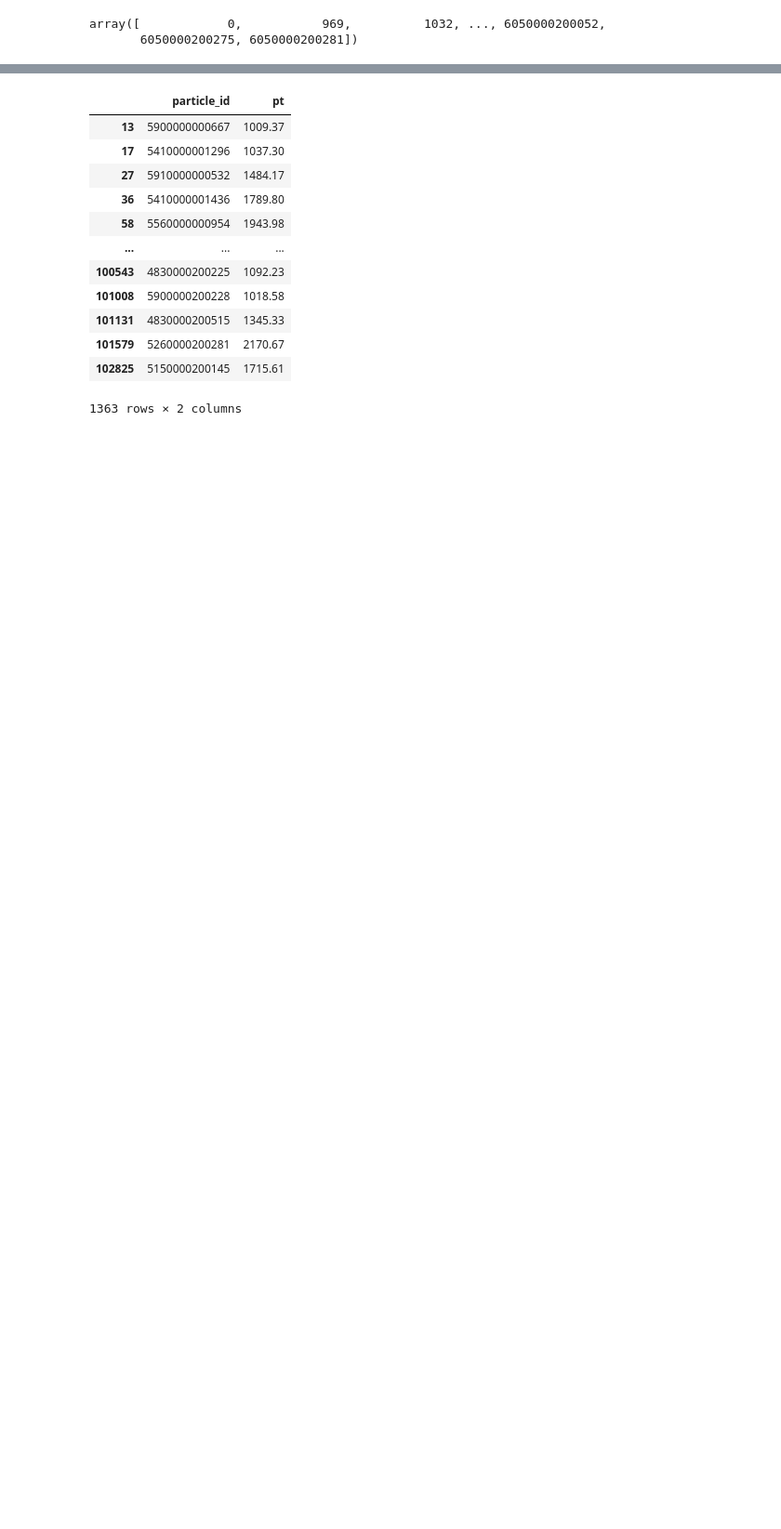
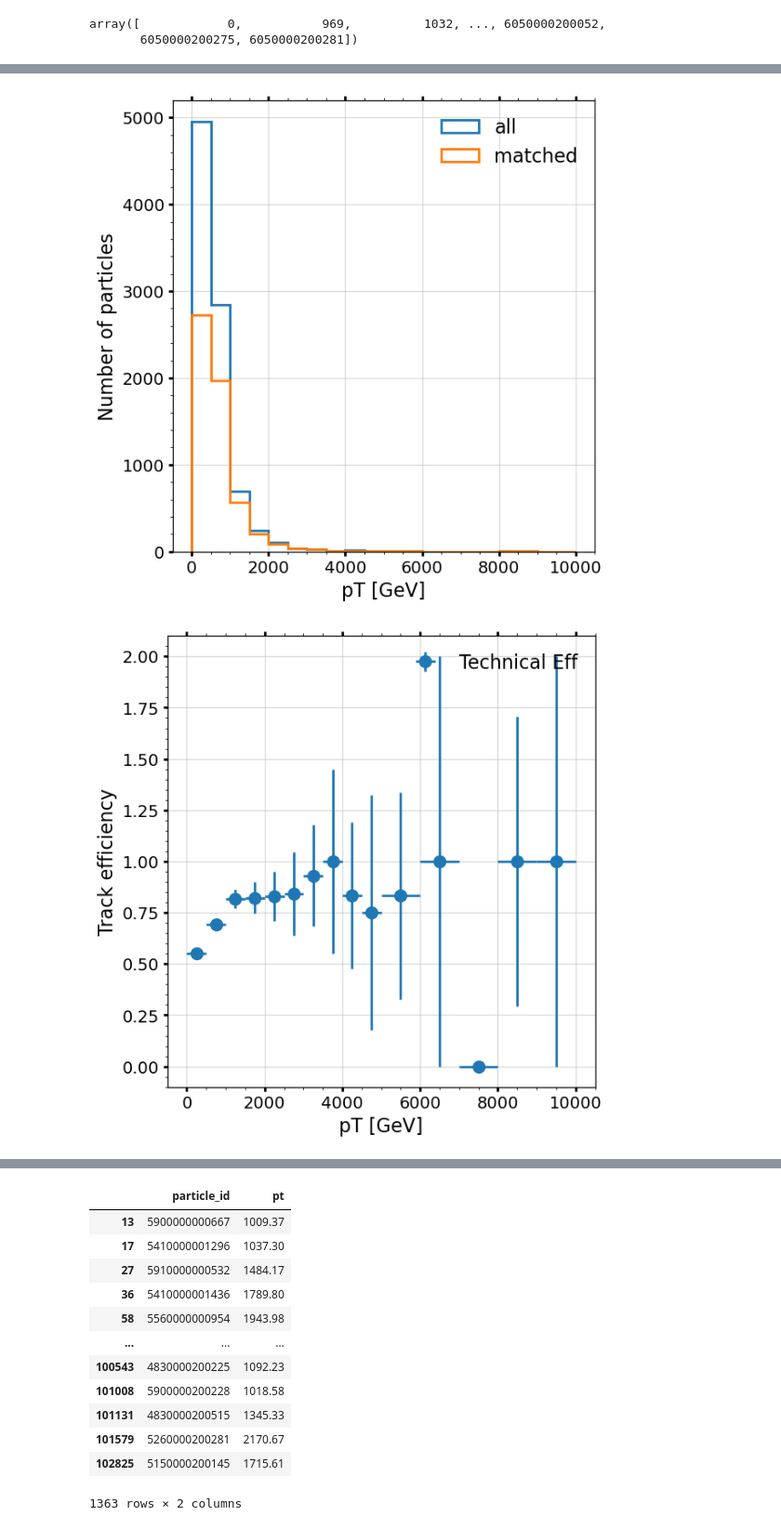
Before and after one commit to xju2/visual_tracks, a Jupyter notebook: notebooks/graph_segment.ipynb, the cells around one changed output, grey strips where cells are left out. Shown at 93% size. Saved outputs shown, nothing was run; the diff lists cells and outputs as text; code cells hidden in the pictures; blank space fills up the shorter version.

```diff
--- a/notebooks/graph_segment.ipynb
+++ b/notebooks/graph_segment.ipynb
@@ -186,0 +227,2 @@ submission[submission.track_id == 6371]
+# %%
+reco_tracks = tracks[(tracks.purity_reco > 0.5) & (tracks.particle_id != 0) & (tracks.n_reco_hits > 2)]
@@ -186,0 +238,3 @@ submission[submission.track_id == 6371]
+# %%
+matched_particles = particles_of_interest[particles_of_interest.particle_id.isin(reco_tracks.particle_id)]
+matched_particles
@@ -195,0 +263,16 @@ Text(0.5, 0, 'n_shared')
+# %%
+pt_bins = np.arange(0, 5000, step=500).tolist() + np.arange(5000, 11000, step=1000.0).tolist()
+pt_configs = {"bins": pt_bins, "histtype": "step", "lw": 2, "log": False}
+plotter.make_cmp_plot(
+    [particles_of_interest.pt, matched_particles.pt],
+    configs=pt_configs,
+    xlabel="pT [GeV]",
+    outname="pt_cmp",
+    legends=["all", "matched"],
+    ylabel="Number of particles",
+    ratio_label="Track efficiency",
+    ratio_legends=["Technical Eff"]
+)
+# %% [output]
+[figure, added]
+[figure, added]
```
Also changed, not shown: parts of 19 cells of this notebook, 5 other files.
